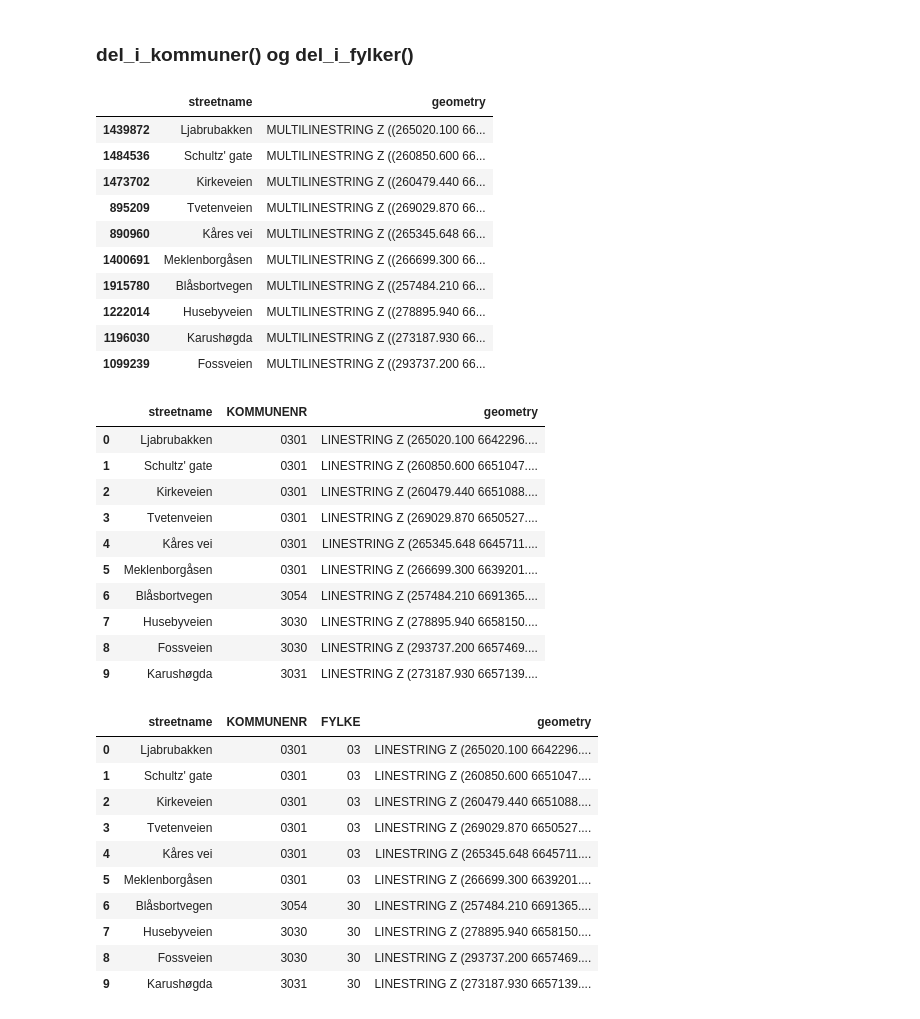
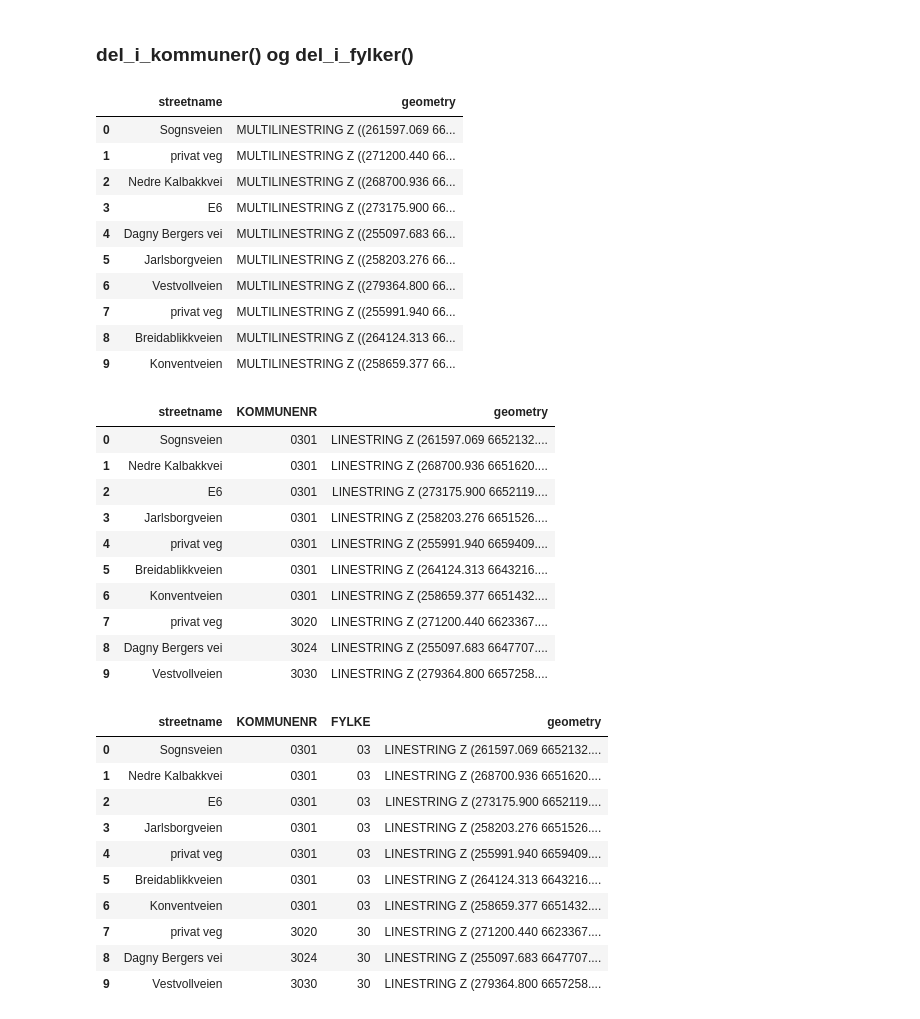
Before and after one commit to statisticsnorway/kommfylk, a Jupyter notebook: eksempler/bruk.ipynb, the cells around one changed output. Cells and saved outputs as stored; diff of their text form; code cells hidden in the pictures.

```diff
--- a/eksempler/bruk.ipynb
+++ b/eksempler/bruk.ipynb
@@ -224,48 +219,48 @@ for i, (kommnr, naboer) in enumerate(nabodict.items()):
 # %% [markdown]
 ### del_i_kommuner() og del_i_fylker()
 # %%
-gdf = gpd.read_parquet(r"C:\Users\ort\OneDrive - Statistisk sentralbyrå\data\veger_oslo_og_naboer2.parquet")
-gdf = gdf[["streetname", "geometry"]].sample(10)
+gdf = gpd.read_parquet(r"C:\Users\ort\OneDrive - Statistisk sentralbyrå\data\vegdata\veger_oslo_og_naboer.parquet")
+gdf = gdf[["streetname", "geometry"]].sample(10).reset_index(drop=True)
 gdf
 # %% [output]
 |  | streetname | geometry |
-| 1439872 | Ljabrubakken | MULTILINESTRING Z ((265020.100 66... |
-| 1484536 | Schultz' gate | MULTILINESTRING Z ((260850.600 66... |
-| 1473702 | Kirkeveien | MULTILINESTRING Z ((260479.440 66... |
-| 895209 | Tvetenveien | MULTILINESTRING Z ((269029.870 66... |
-| 890960 | Kåres vei | MULTILINESTRING Z ((265345.648 66... |
-| 1400691 | Meklenborgåsen | MULTILINESTRING Z ((266699.300 66... |
-| 1915780 | Blåsbortvegen | MULTILINESTRING Z ((257484.210 66... |
-| 1222014 | Husebyveien | MULTILINESTRING Z ((278895.940 66... |
-| 1196030 | Karushøgda | MULTILINESTRING Z ((273187.930 66... |
-| 1099239 | Fossveien | MULTILINESTRING Z ((293737.200 66... |
+| 0 | Sognsveien | MULTILINESTRING Z ((261597.069 66... |
+| 1 | privat veg | MULTILINESTRING Z ((271200.440 66... |
+| 2 | Nedre Kalbakkvei | MULTILINESTRING Z ((268700.936 66... |
+| 3 | E6 | MULTILINESTRING Z ((273175.900 66... |
+| 4 | Dagny Bergers vei | MULTILINESTRING Z ((255097.683 66... |
+| 5 | Jarlsborgveien | MULTILINESTRING Z ((258203.276 66... |
+| 6 | Vestvollveien | MULTILINESTRING Z ((279364.800 66... |
+| 7 | privat veg | MULTILINESTRING Z ((255991.940 66... |
+| 8 | Breidablikkveien | MULTILINESTRING Z ((264124.313 66... |
+| 9 | Konventveien | MULTILINESTRING Z ((258659.377 66... |
 # %%
-gdf_kommunedelt = gdf.del_i_kommuner()
+gdf_kommunedelt = del_i_kommuner(gdf)
 gdf_kommunedelt
 # %% [output]
 |  | streetname | KOMMUNENR | geometry |
-| 0 | Ljabrubakken | 0301 | LINESTRING Z (265020.100 6642296.... |
-| 1 | Schultz' gate | 0301 | LINESTRING Z (260850.600 6651047.... |
-| 2 | Kirkeveien | 0301 | LINESTRING Z (260479.440 6651088.... |
-| 3 | Tvetenveien | 0301 | LINESTRING Z (269029.870 6650527.... |
-| 4 | Kåres vei | 0301 | LINESTRING Z (265345.648 6645711.... |
-| 5 | Meklenborgåsen | 0301 | LINESTRING Z (266699.300 6639201.... |
-| 6 | Blåsbortvegen | 3054 | LINESTRING Z (257484.210 6691365.... |
-| 7 | Husebyveien | 3030 | LINESTRING Z (278895.940 6658150.... |
-| 8 | Fossveien | 3030 | LINESTRING Z (293737.200 6657469.... |
-| 9 | Karushøgda | 3031 | LINESTRING Z (273187.930 6657139.... |
+| 0 | Sognsveien | 0301 | LINESTRING Z (261597.069 6652132.... |
+| 1 | Nedre Kalbakkvei | 0301 | LINESTRING Z (268700.936 6651620.... |
+| 2 | E6 | 0301 | LINESTRING Z (273175.900 6652119.... |
+| 3 | Jarlsborgveien | 0301 | LINESTRING Z (258203.276 6651526.... |
+| 4 | privat veg | 0301 | LINESTRING Z (255991.940 6659409.... |
+| 5 | Breidablikkveien | 0301 | LINESTRING Z (264124.313 6643216.... |
+| 6 | Konventveien | 0301 | LINESTRING Z (258659.377 6651432.... |
+| 7 | privat veg | 3020 | LINESTRING Z (271200.440 6623367.... |
+| 8 | Dagny Bergers vei | 3024 | LINESTRING Z (255097.683 6647707.... |
+| 9 | Vestvollveien | 3030 | LINESTRING Z (279364.800 6657258.... |
 # %%
-gdf_kommunedelt_og_fylkedelt = gdf_kommunedelt.del_i_fylker()
+gdf_kommunedelt_og_fylkedelt = del_i_fylker(gdf_kommunedelt)
 gdf_kommunedelt_og_fylkedelt
 # %% [output]
 |  | streetname | KOMMUNENR | FYLKE | geometry |
-| 0 | Ljabrubakken | 0301 | 03 | LINESTRING Z (265020.100 6642296.... |
-| 1 | Schultz' gate | 0301 | 03 | LINESTRING Z (260850.600 6651047.... |
-| 2 | Kirkeveien | 0301 | 03 | LINESTRING Z (260479.440 6651088.... |
-| 3 | Tvetenveien | 0301 | 03 | LINESTRING Z (269029.870 6650527.... |
-| 4 | Kåres vei | 0301 | 03 | LINESTRING Z (265345.648 6645711.... |
-| 5 | Meklenborgåsen | 0301 | 03 | LINESTRING Z (266699.300 6639201.... |
-| 6 | Blåsbortvegen | 3054 | 30 | LINESTRING Z (257484.210 6691365.... |
-| 7 | Husebyveien | 3030 | 30 | LINESTRING Z (278895.940 6658150.... |
-| 8 | Fossveien | 3030 | 30 | LINESTRING Z (293737.200 6657469.... |
-| 9 | Karushøgda | 3031 | 30 | LINESTRING Z (273187.930 6657139.... |
+| 0 | Sognsveien | 0301 | 03 | LINESTRING Z (261597.069 6652132.... |
+| 1 | Nedre Kalbakkvei | 0301 | 03 | LINESTRING Z (268700.936 6651620.... |
+| 2 | E6 | 0301 | 03 | LINESTRING Z (273175.900 6652119.... |
+| 3 | Jarlsborgveien | 0301 | 03 | LINESTRING Z (258203.276 6651526.... |
+| 4 | privat veg | 0301 | 03 | LINESTRING Z (255991.940 6659409.... |
+| 5 | Breidablikkveien | 0301 | 03 | LINESTRING Z (264124.313 6643216.... |
+| 6 | Konventveien | 0301 | 03 | LINESTRING Z (258659.377 6651432.... |
+| 7 | privat veg | 3020 | 30 | LINESTRING Z (271200.440 6623367.... |
+| 8 | Dagny Bergers vei | 3024 | 30 | LINESTRING Z (255097.683 6647707.... |
+| 9 | Vestvollveien | 3030 | 30 | LINESTRING Z (279364.800 6657258.... |
```
Also changed, not shown: parts of 16 cells of this notebook.
